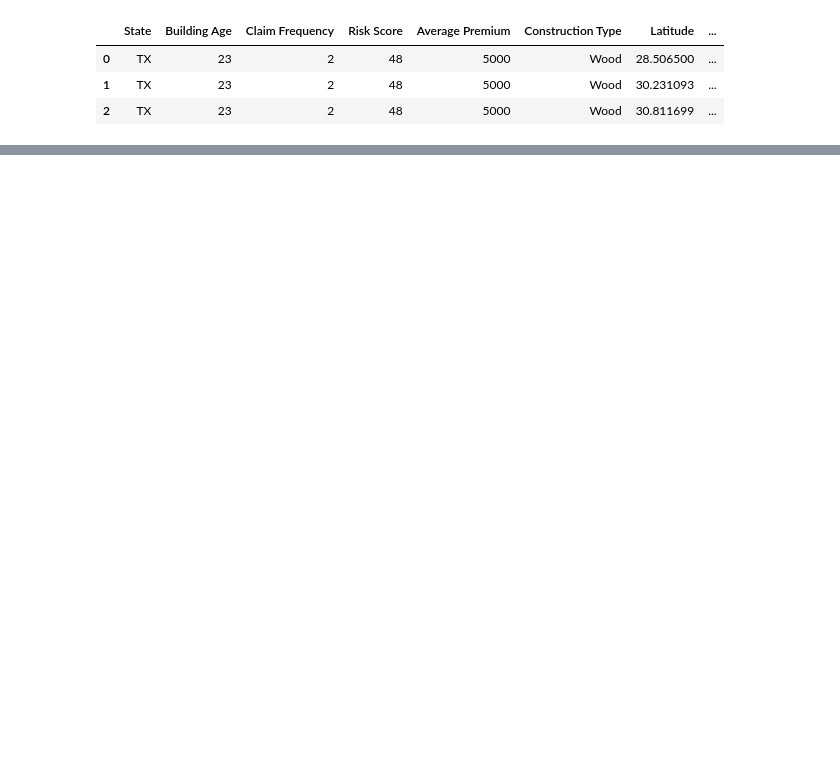
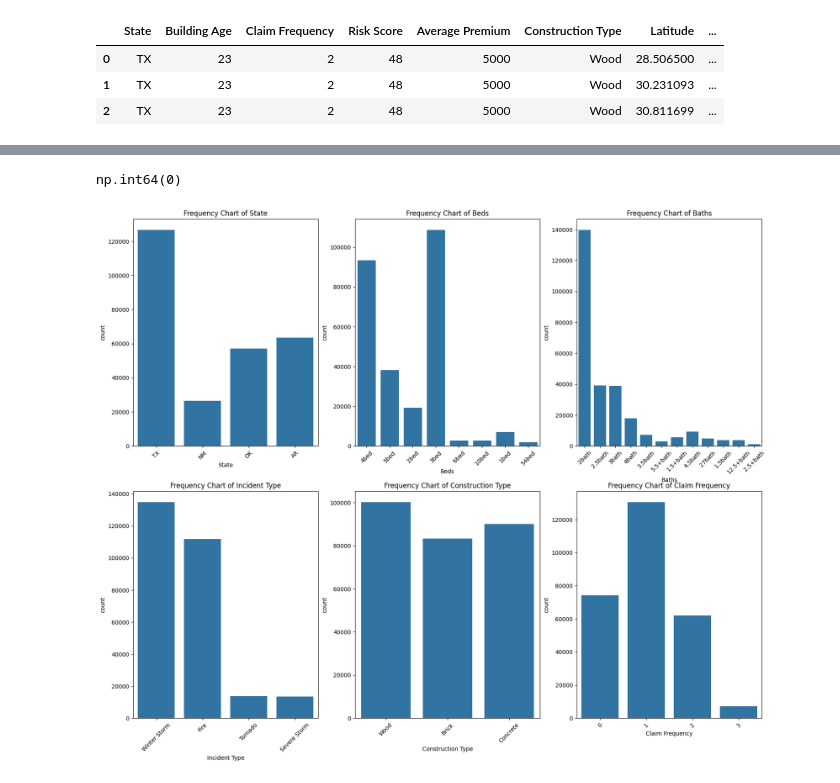
Before and after one commit to Lazygeniusbilal/Exploratory-Data-Analysis-Insurance-, a Jupyter notebook: Exploratory_data_analysis.ipynb, the cells around one changed output, grey strips where cells are left out. Drawn from its saved outputs; the diff is of its cells as text; code cells hidden in the pictures; blank space fills up the shorter version.

```diff
--- a/Exploratory_data_analysis.ipynb
+++ b/Exploratory_data_analysis.ipynb
@@ -47,0 +43,16 @@ data["Average Premium"].value_counts().plot(kind="hist")
+# %%
+data.duplicated().sum()
+# %% [output]
+np.int64(0)
+# %%
+cat_cols = ["State", "Beds", "Baths", "Incident Type", "Construction Type", "Claim Frequency"]
+fig , ax = plt.subplots(ncols=3, nrows=2, figsize=(20,16))
+ax = ax.flatten()
+
+for index, column in enumerate(cat_cols):
+    sns.countplot(data=data, x=column, ax=ax[index])
+    ax[index].set_title(f"Frequency Chart of {column}")
+    ax[index].tick_params(axis="x", rotation=45)
+plt.show()
+# %% [output]
+[figure, added]
```
Also changed, not shown: parts of 41 cells of this notebook.
